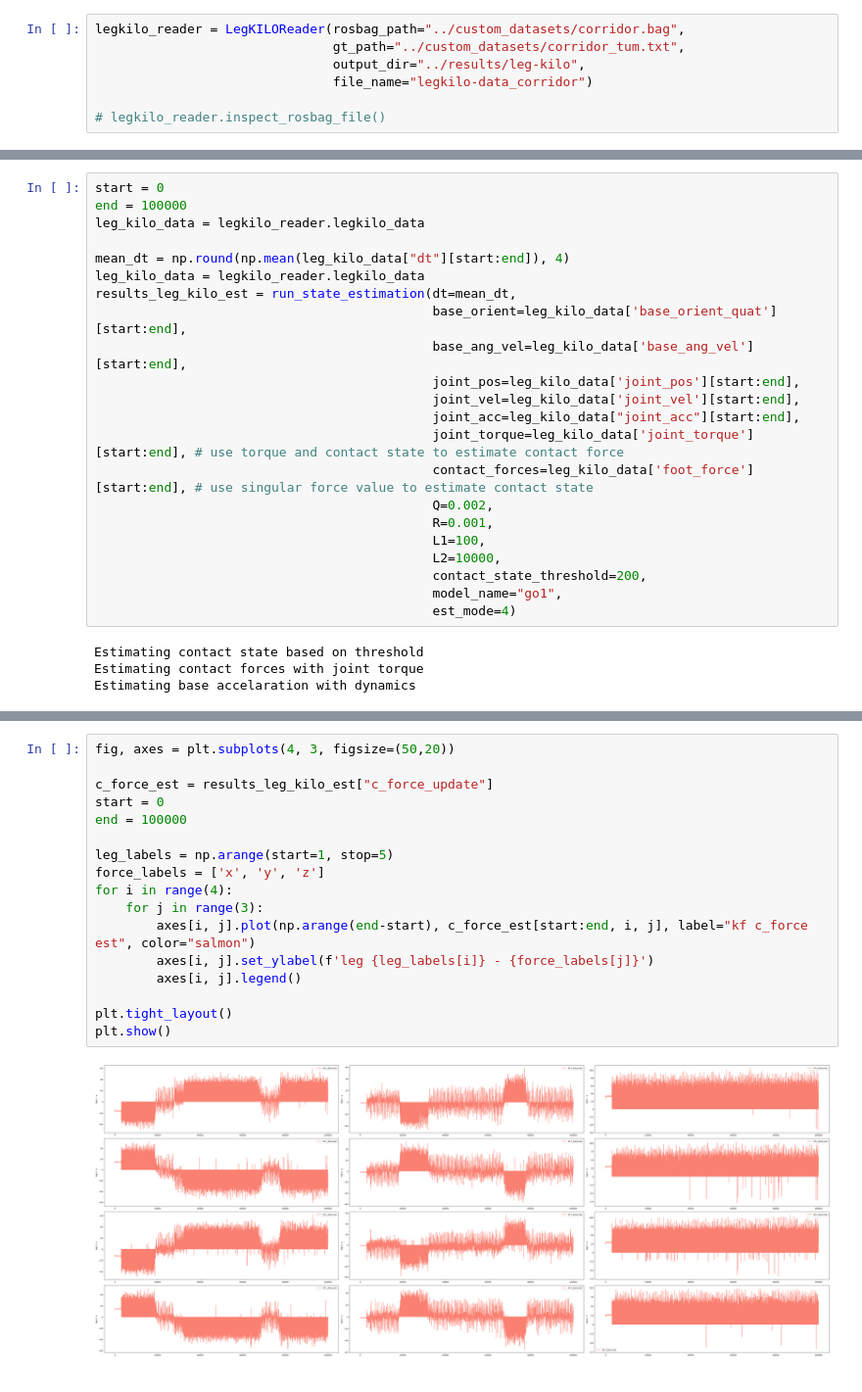
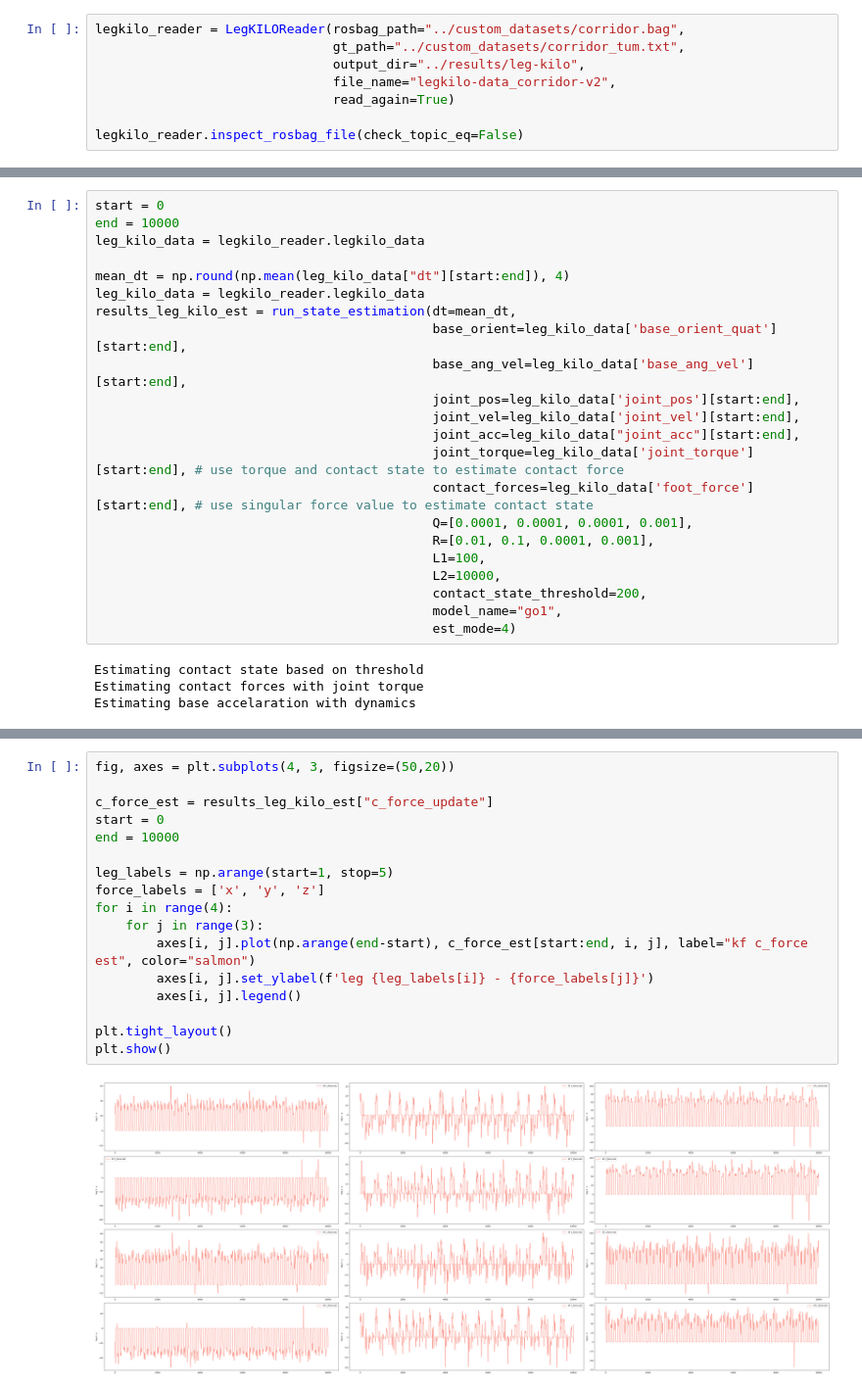
Before and after one commit to undefined-panda/mpx, a Jupyter notebook: mpx/leg_kilo_estimation new.ipynb, the cells around one changed output, grey strips where cells are left out. Shown at 98% size. Drawn from its saved outputs; the diff is of its cells as text.

Commit message:
Frame conversion for legkilo estimation

```diff
--- a/mpx/leg_kilo_estimation new.ipynb
+++ b/mpx/leg_kilo_estimation new.ipynb
@@ -23,8 +25,9 @@ from utils.run_estimation import run_state_estimation
 legkilo_reader = LegKILOReader(rosbag_path="../custom_datasets/corridor.bag",
                                gt_path="../custom_datasets/corridor_tum.txt",
                                output_dir="../results/leg-kilo",
-                               file_name="legkilo-data_corridor")
+                               file_name="legkilo-data_corridor-v2",
+                               read_again=True)
 
-# legkilo_reader.inspect_rosbag_file()
+legkilo_reader.inspect_rosbag_file(check_topic_eq=False)
 # %% [output]
 Reading ground truth from ../custom_datasets/corridor_tum.txt
@@ -34,6 +54,6 @@ Loading data from ../results/leg-kilo/legkilo-data_corridor.npz
 # %%
 start = 0
-end = 100000
+end = 10000
 leg_kilo_data = legkilo_reader.legkilo_data
 
 mean_dt = np.round(np.mean(leg_kilo_data["dt"][start:end]), 4)
@@ -46,8 +66,8 @@ results_leg_kilo_est = run_state_estimation(dt=mean_dt,
                                             joint_acc=leg_kilo_data["joint_acc"][start:end],
                                             joint_torque=leg_kilo_data['joint_torque'][start:end], # use torque and contact state to estimate contact force
                                             contact_forces=leg_kilo_data['foot_force'][start:end], # use singular force value to estimate contact state
-                                            Q=0.002,
-                                            R=0.001,
+                                            Q=[0.0001, 0.0001, 0.0001, 0.001],
+                                            R=[0.01, 0.1, 0.0001, 0.001],
                                             L1=100,
                                             L2=10000,
                                             contact_state_threshold=200,
@@ -87,19 +137,19 @@ estimation_plot(gt_value=leg_kilo_data["base_ang_vel"][start:end],
 # %%
 fig, axes = plt.subplots(4, 3, figsize=(50,20))
 
 c_force_est = results_leg_kilo_est["c_force_update"]
 start = 0
-end = 100000
+end = 10000
 
 leg_labels = np.arange(start=1, stop=5)
 force_labels = ['x', 'y', 'z']
 for i in range(4):
     for j in range(3):
         axes[i, j].plot(np.arange(end-start), c_force_est[start:end, i, j], label="kf c_force est", color="salmon")
         axes[i, j].set_ylabel(f'leg {leg_labels[i]} - {force_labels[j]}')
         axes[i, j].legend()
 
 plt.tight_layout()
 plt.show()
 # %% [output]
-[figure, old version]
+[figure, new version]
```
Also changed, not shown: parts of 12 cells of this notebook, 1 other file.
